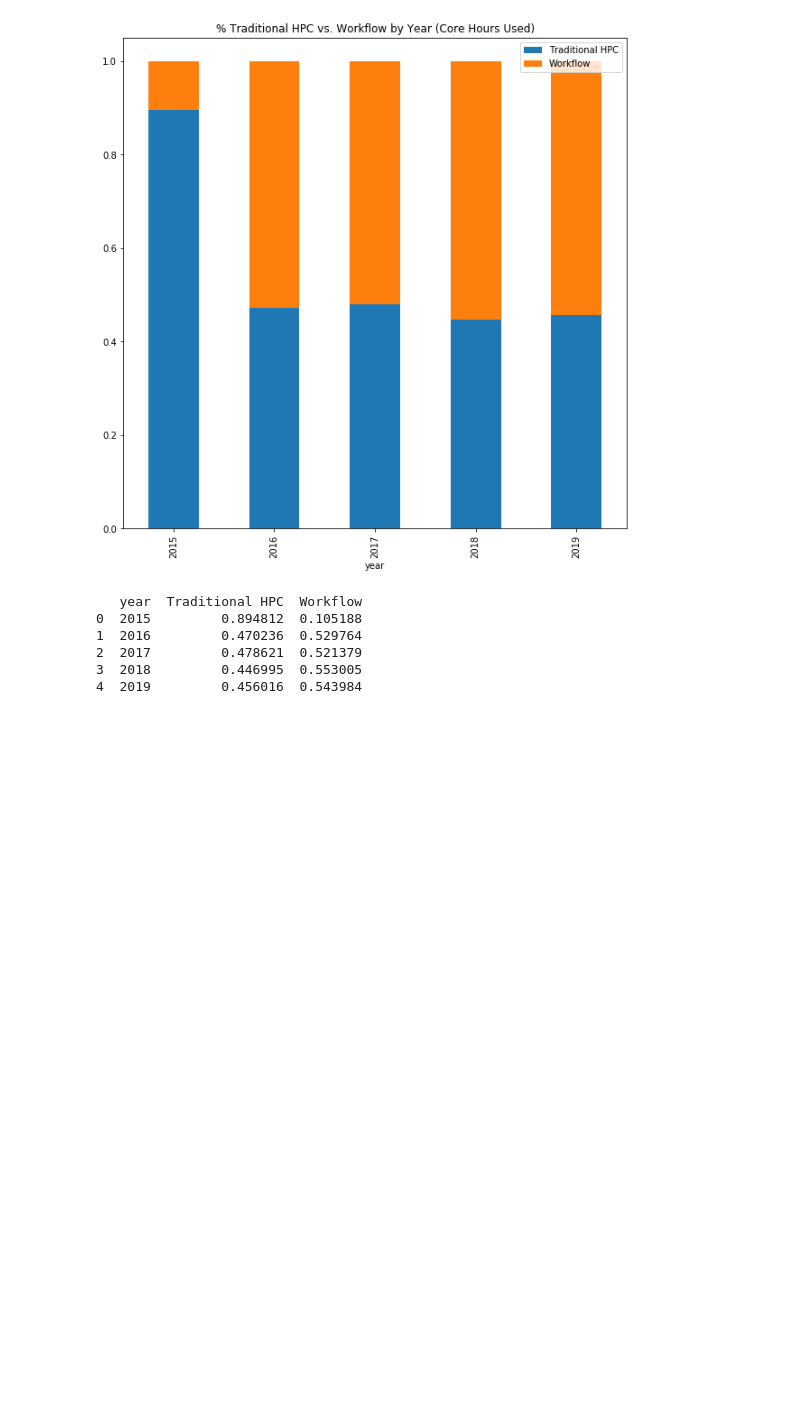
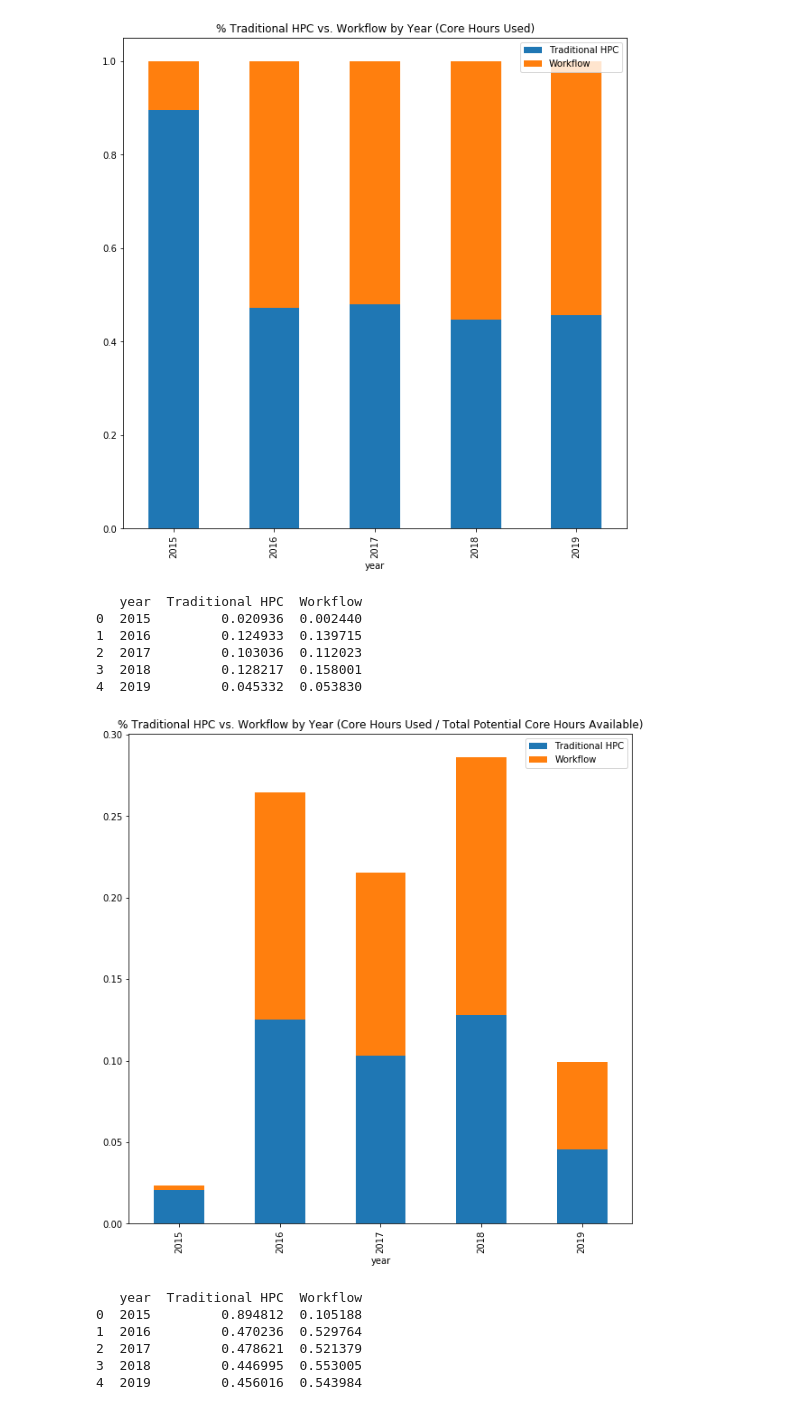
Before and after one commit to LuckierDodge/alcf-jupyter-notebooks, a Jupyter notebook: workflow_vs_hpc_new.ipynb, the cells around one changed output. Saved outputs shown, nothing was run; the diff lists cells and outputs as text; code cells hidden in the pictures; blank space fills up the shorter version.

```diff
--- a/workflow_vs_hpc_new.ipynb
+++ b/workflow_vs_hpc_new.ipynb
@@ -109,6 +115,36 @@ plt.savefig('figure/hpc_usage_ch.png')
 3  2018         0.447971  0.552029
 4  2019         0.457153  0.542847
 [figure]
+# %%
+years = [data_2015, data_2016, data_2017, data_2018, data_2019]
+yearstrings = ['2015', '2016', '2017', '2018', '2019']
+y = {'year': yearstrings, 'Traditional HPC': np.zeros(5, dtype=float), 'Workflow': np.zeros(5, dtype=float)}
+job_task_data = pd.DataFrame(data=y)
+
+for i in range(0, 5):
+    one = 0.0
+    many = 0.0
+    for job in years[i].zero_batchJobId.unique():
+        tasks = years[i][years[i]['zero_batchJobId'] == job].zero_csJobId.unique().size
+        if tasks == 1:
+            one += years[i][years[i].zero_batchJobId == job].iloc[0].USED_CORE_HOURS
+        else:
+            many += years[i][years[i].zero_batchJobId == job].iloc[0].USED_CORE_HOURS
+    total = one + many
+    job_task_data.iat[i, 1] = one / 6870269952
+    job_task_data.iat[i, 2] = many / 6870269952
+job_task_data.plot(kind='bar', x='year', y=['Traditional HPC', 'Workflow'], figsize=(10,10), stacked=True,
+                   title='% Traditional HPC vs. Workflow by Year (Core Hours Used / Total Potential Core Hours Available)')
+print(job_task_data)
+plt.savefig('figure/hpc_usage_ch.png')
+# %% [output]
+   year  Traditional HPC  Workflow
+0  2015         0.020936  0.002440
+1  2016         0.124933  0.139715
+2  2017         0.103036  0.112023
+3  2018         0.128217  0.158001
+4  2019         0.045332  0.053830
+[figure, added]
 # %%
 years = [data_2015, data_2016, data_2017, data_2018, data_2019]
 yearstrings = ['2015', '2016', '2017', '2018', '2019']
```
Also changed, not shown: parts of 1 cell of this notebook.
